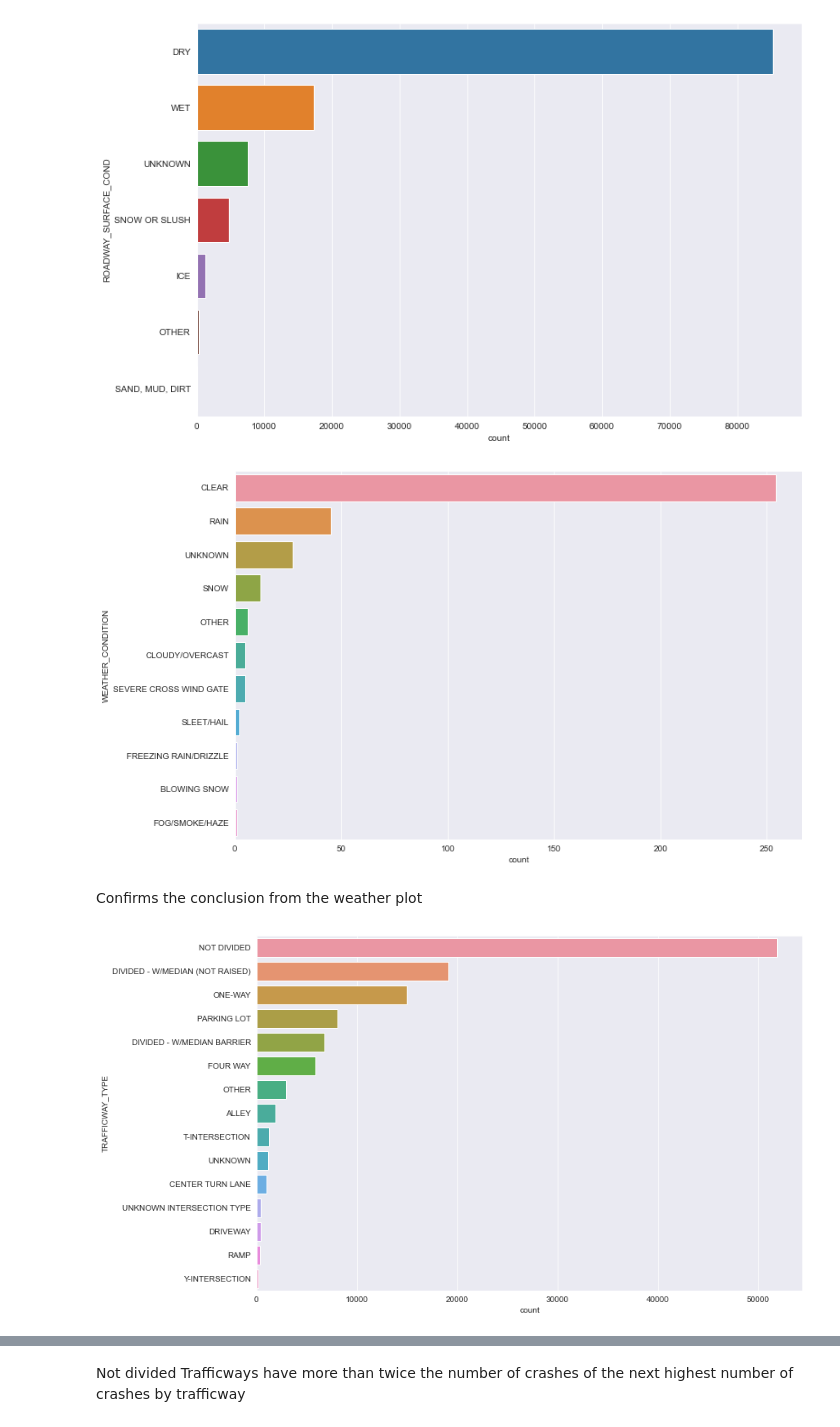
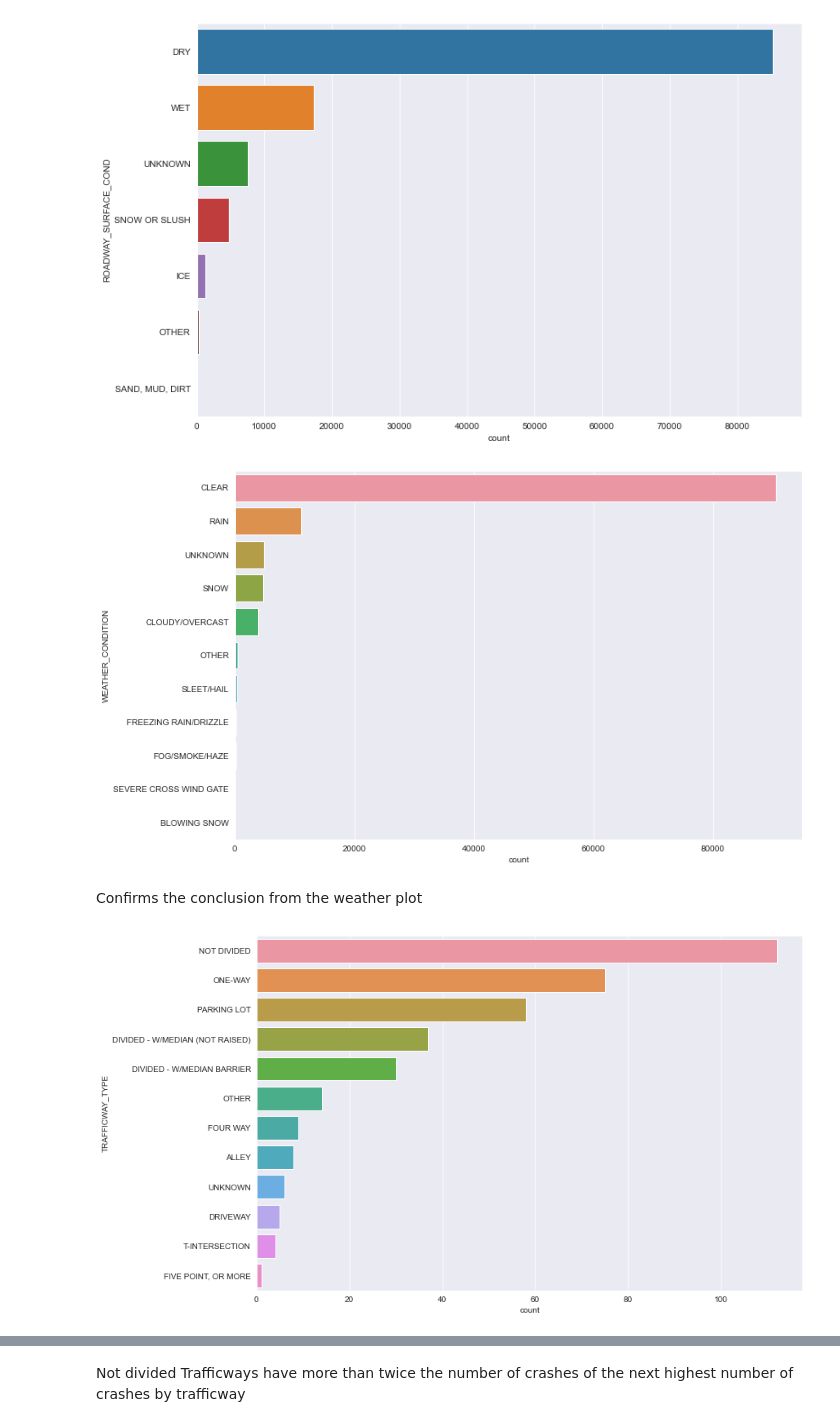
Before and after one commit to deepthiab/CarCrashes-Chicago, a Jupyter notebook: Deepthi/EDA.ipynb, the cells around one changed output, grey strips where cells are left out. Drawn from its saved outputs; the diff is of its cells as text; code cells hidden in the pictures.

```diff
--- a/Deepthi/EDA.ipynb
+++ b/Deepthi/EDA.ipynb
@@ -100,4 +101,4 @@ df_19.drop(columns = ['INJURIES_UNKNOWN'], inplace = True)
 # %% [markdown]
 Dropping irrelevant column.
 # %%
-df_19.drop(columns = ['REPORT_TYPE','RD_NO', 'DATE_POLICE_NOTIFIED'], inplace = True)
+df_19.drop(columns = ['REPORT_TYPE','CRASH_RECORD_ID','BEAT_OF_OCCURRENCE ', 'DATE_POLICE_NOTIFIED'], inplace = True)
@@ -119,6 +122,6 @@ Drop remaining null values.
 # %%
 df_19.dropna(inplace = True)
 # %%
-df_19.set_index('CRASH_RECORD_ID')
+df_19.set_index('RD_NO')
 # %% [output]
 |  | CRASH_DATE | POSTED_SPEED_LIMIT | TRAFFIC_CONTROL_DEVICE | DEVICE_CONDITION | WEATHER_CONDITION | ... |
@@ -230,12 +229,12 @@ cntplot_sorted_value_h('ROADWAY_SURFACE_COND', df_19)
 # %% [output]
 [figure]
 # %%
-cntplot_sorted_value_h('WEATHER_CONDITION', df_19[df_19['INJURIES_FATAL']!=0])
+cntplot_sorted_value_h('WEATHER_CONDITION', df_19[df_19['INJURIES_FATAL']==0])
 # %% [output]
-[figure, old version]
+[figure, new version]
 # %% [markdown]
 Confirms the conclusion from the weather plot
 # %%
-cntplot_sorted_value_h('TRAFFICWAY_TYPE', df_19)
+cntplot_sorted_value_h('TRAFFICWAY_TYPE', df_19[df_19['INJURIES_FATAL']!=0])
 # %% [output]
-[figure, old version]
+[figure, new version]
```
Also changed, not shown: parts of 26 cells of this notebook, 2 other files.
